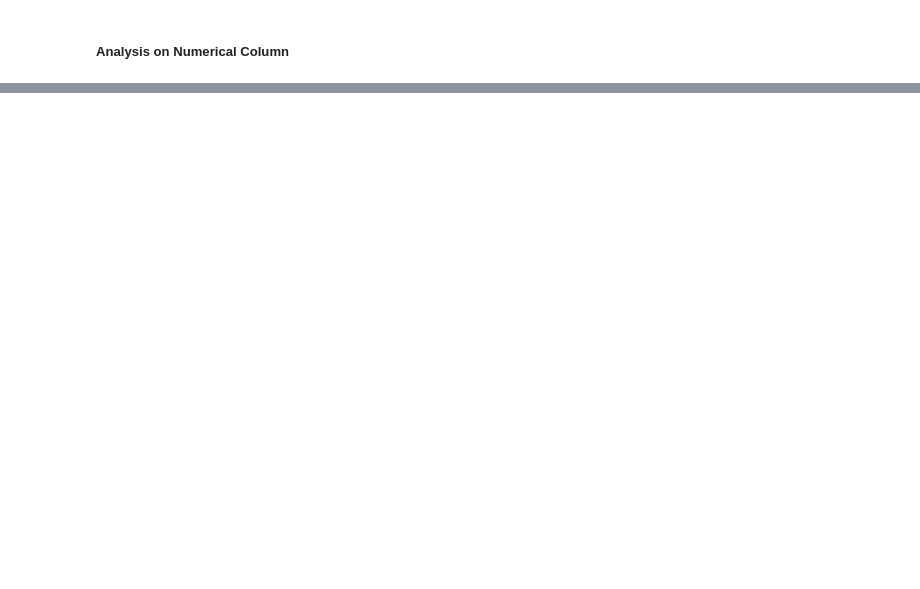
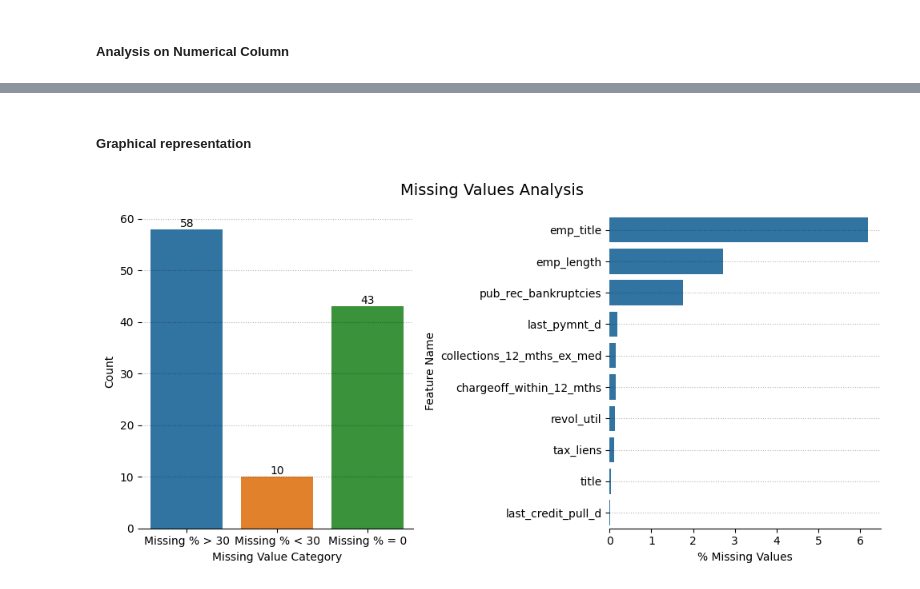
Before and after one commit to Theveetha/LendingClub_EDA_CaseStudy, a Jupyter notebook: LendingClub_EDA.ipynb, the cells around one changed output, grey strips where cells are left out. Drawn from its saved outputs; the diff is of its cells as text; code cells hidden in the pictures; blank space fills up the shorter version.

```diff
--- a/LendingClub_EDA.ipynb
+++ b/LendingClub_EDA.ipynb
@@ -252,0 +211,2 @@ num_cols_df[num_cols_df['Unique Values Count'] == data.shape[0]]
+# %% [markdown]
+##### **Graphical representation**
@@ -252,0 +221,25 @@ num_cols_df[num_cols_df['Unique Values Count'] == data.shape[0]]
+# %%
+fig, axes = plt.subplots(1, 2, figsize=(10, 5))
+
+# Distribution of Missing Values
+sns.countplot(ax=axes[0], data=mis_val_table, x='Category', hue='Category')
+for containers in axes[0].containers:
+    axes[0].bar_label(containers)
+axes[0].set_xlabel('Missing Value Category')
+axes[0].set_ylabel('Count')
+axes[0].grid(axis='y', linestyle=':', color='black', alpha=0.3)
+section(axes[0])
+
+# Columns with Missing Values < 30%
+sns.barplot(ax=axes[1], data=mis_val_table[mis_val_table['Category'] == 'Missing % < 30'],
+            x='% of Total Values', y=mis_val_table[mis_val_table['Category'] == 'Missing % < 30']['Column Name'])
+axes[1].grid(axis='y', linestyle=':', color='black', alpha=0.3)
+axes[1].set_ylabel('Feature Name')
+axes[1].set_xlabel('% Missing Values')
+section(axes[1])
+
+fig.suptitle('Missing Values Analysis', fontsize=14)
+plt.tight_layout()
+plt.show()
+# %% [output]
+[figure, added]
```
Also changed, not shown: parts of 52 cells of this notebook.
